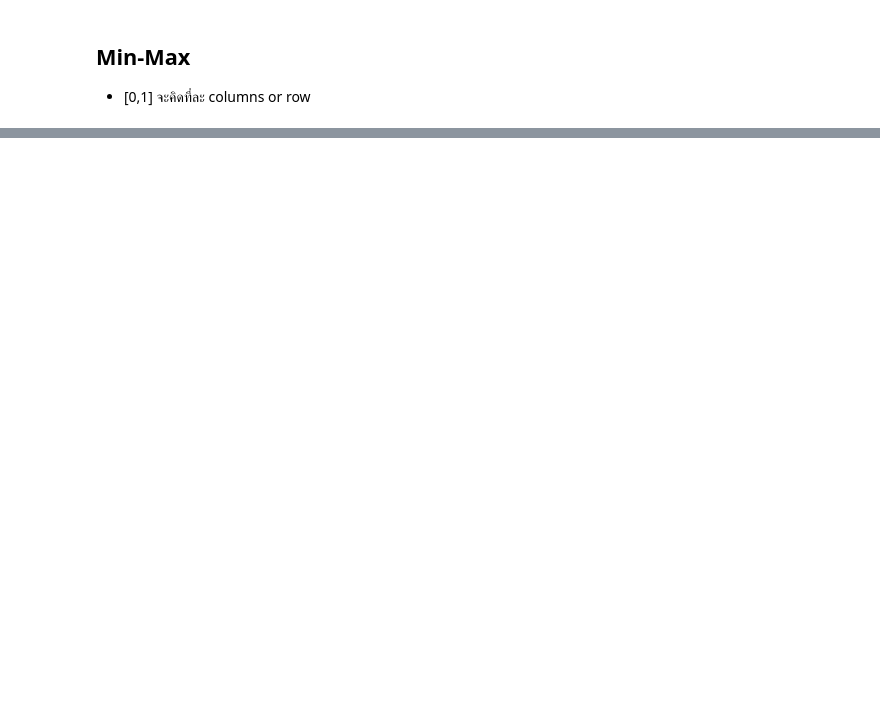
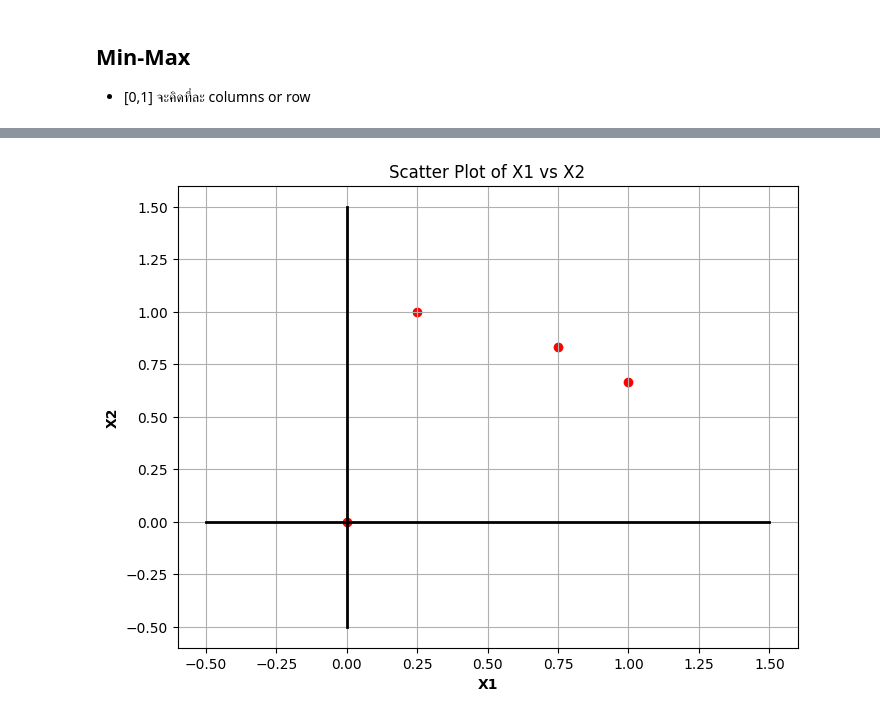
Before and after one commit to Arisarayangyoo/bcs_dpdm24, a Jupyter notebook: Chapter_2_Understanding_Data.ipynb, the cells around one changed output, grey strips where cells are left out. Saved outputs shown, nothing was run; the diff lists cells and outputs as text; code cells hidden in the pictures; blank space fills up the shorter version.

```diff
--- a/Chapter_2_Understanding_Data.ipynb
+++ b/Chapter_2_Understanding_Data.ipynb
@@ -342,3 +422,15 @@ NameError: name 'df2' is not defined
 # %% [markdown]
 ## **Min-Max**
 - [0,1] จะคิดที่ละ columns or row
+# %%
+# prompt: do min-max normalization for the df2 for each column separately
+
+# Min-Max normalization for each column of df2
+df2_min_max = df2.copy()  # Create a copy to avoid modifying the original DataFrame
+
+for column in df2.columns:
+    min_val = df2[column].min()
+    max_val = df2[column].max()
+    df2_min_max[column] = (df2[column] - min_val) / (max_val - min_val)
+
+df2_min_max
@@ -344,0 +443,18 @@ NameError: name 'df2' is not defined
+# %%
+# Create the scatter plot
+plt.figure(figsize=(8, 6))  # Adjust figure size as needed
+plt.plot([-0.5,1.5],[0,0], color='black', linewidth=2)
+plt.plot([0,0],[-0.5,1.5], color='black', linewidth=2)
+plt.scatter(df2_min_max['X1'], df2_min_max['X2'],c='r')
+
+
+# Customize the plot
+plt.xlabel('X1', fontweight='bold')
+plt.ylabel('X2', fontweight='bold')
+plt.title('Scatter Plot of X1 vs X2')
+plt.grid(True)
+
+# Show the plot
+plt.show()
+# %% [output]
+[figure, added]
```
Also changed, not shown: parts of 21 cells of this notebook.
